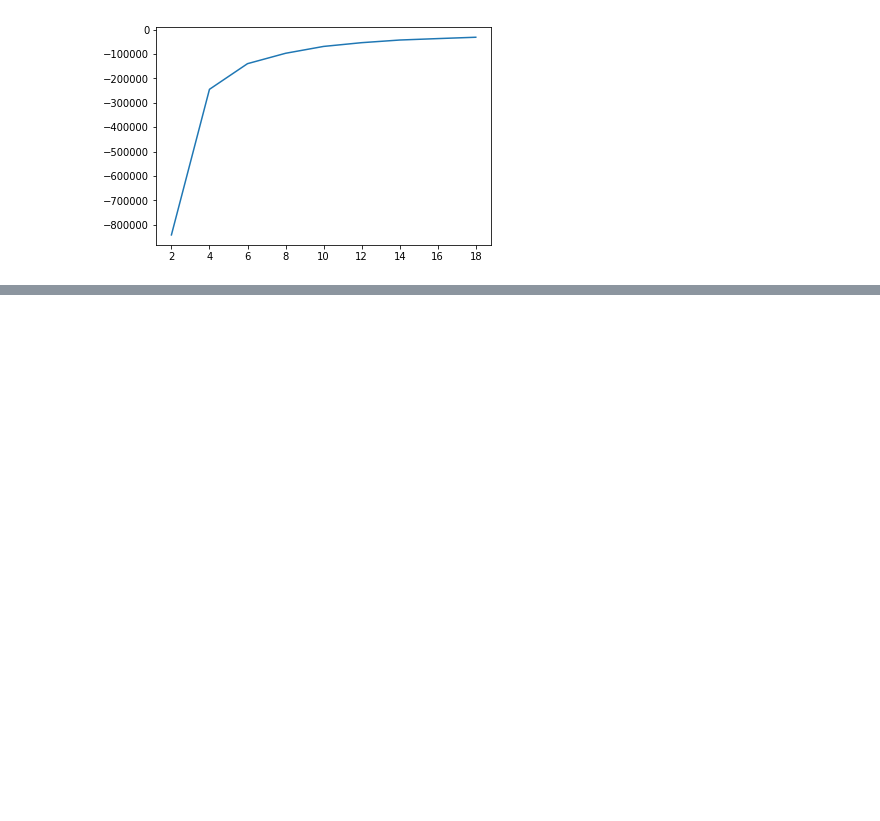
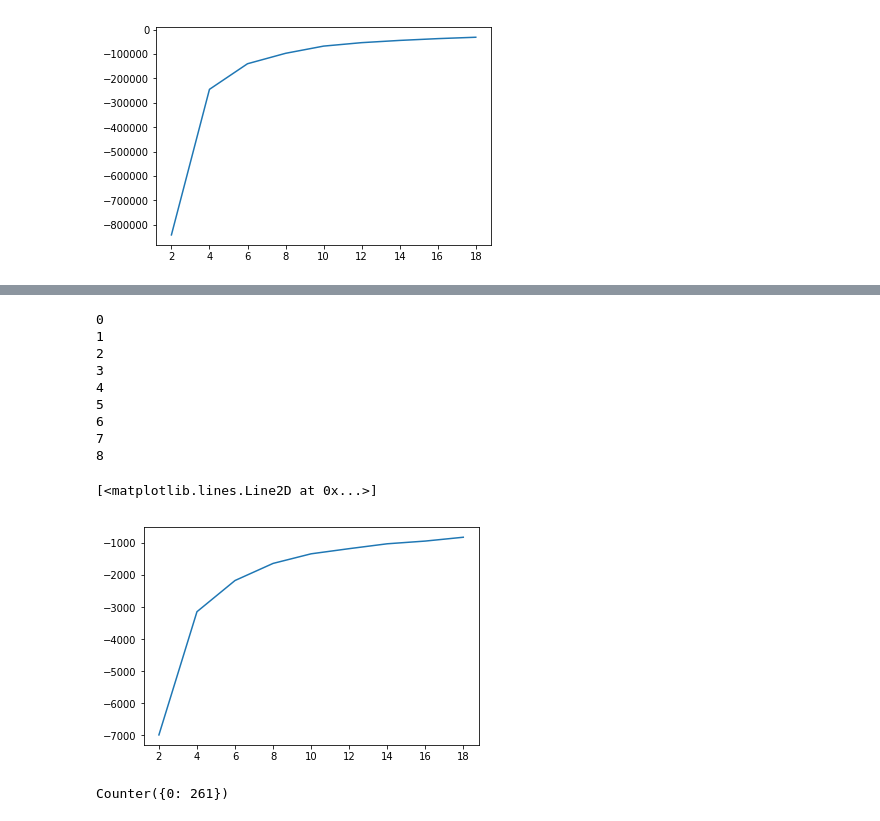
Before and after one commit to vjsamuel/pywork, a Jupyter notebook: kmeans/kmeans.ipynb, the cells around one changed output, grey strips where cells are left out. Cells and saved outputs as stored; diff of their text form; code cells hidden in the pictures; blank space fills up the shorter version.

```diff
--- a/kmeans/kmeans.ipynb
+++ b/kmeans/kmeans.ipynb
@@ -92,0 +173,4 @@ features_2.iloc[:,]
+# %%
+col = ['mpg', 'time-to-60', 'brand_code', 'cylinders']
+features_3 = kmeans_data[col]
+features_3.head(8)
@@ -92,0 +194,30 @@ features_2.iloc[:,]
+# %%
+def optimal_clusters(df2):
+    Nc2 = range(2, 20, 2)
+    data_km2 = df2.values
+    kmeans = [KMeans(n_clusters=i) for i in Nc2]
+    score = []
+    for j in range(len(kmeans)):
+        print(j)
+        score.append(kmeans[j].fit(data_km2).score(data_km2))
+    return Nc2, score
+#Nc, score = optimal_clusters(df_kmeans)
+Nc2, score = optimal_clusters(features_3)
+pl.plot(Nc2,score)
+# %% [output]
+0
+1
+2
+3
+4
+5
+6
+7
+8
+[<matplotlib.lines.Line2D at 0x...>]
+[figure, added]
+# %%
+data_labels2 = kmeans_model.predict(features_3)
+collections.Counter(data_labels2)
+# %% [output]
+Counter({0: 261})
```
Also changed, not shown: parts of 17 cells of this notebook.
